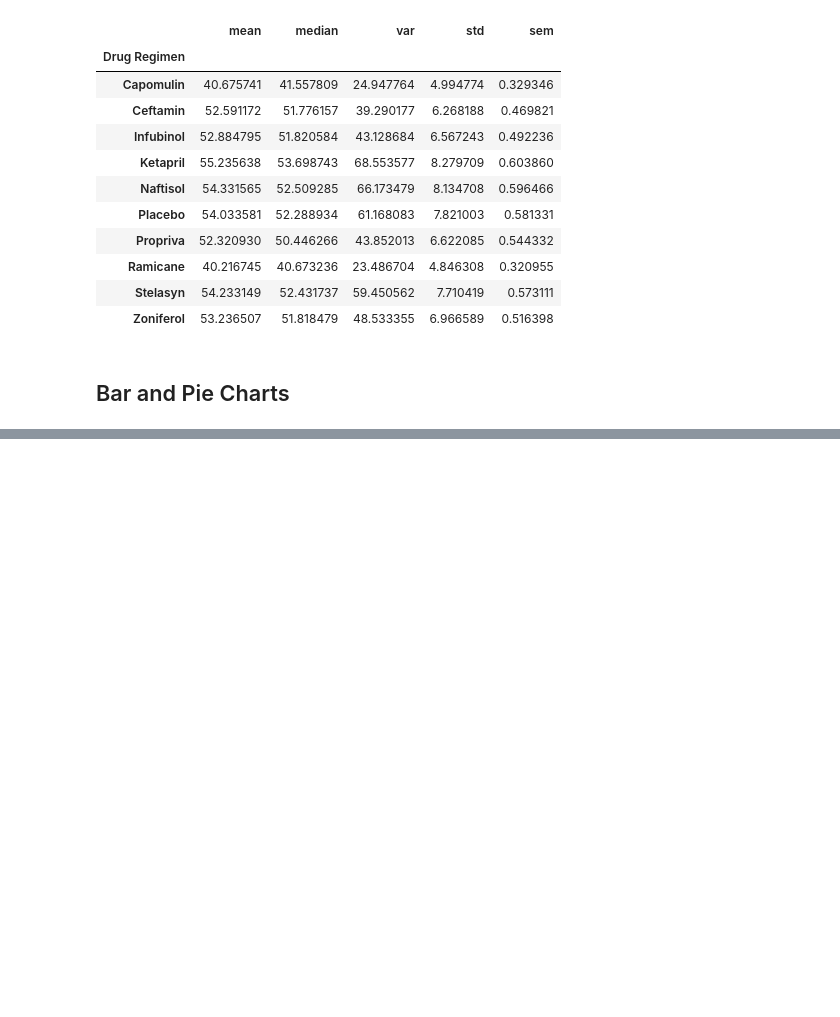
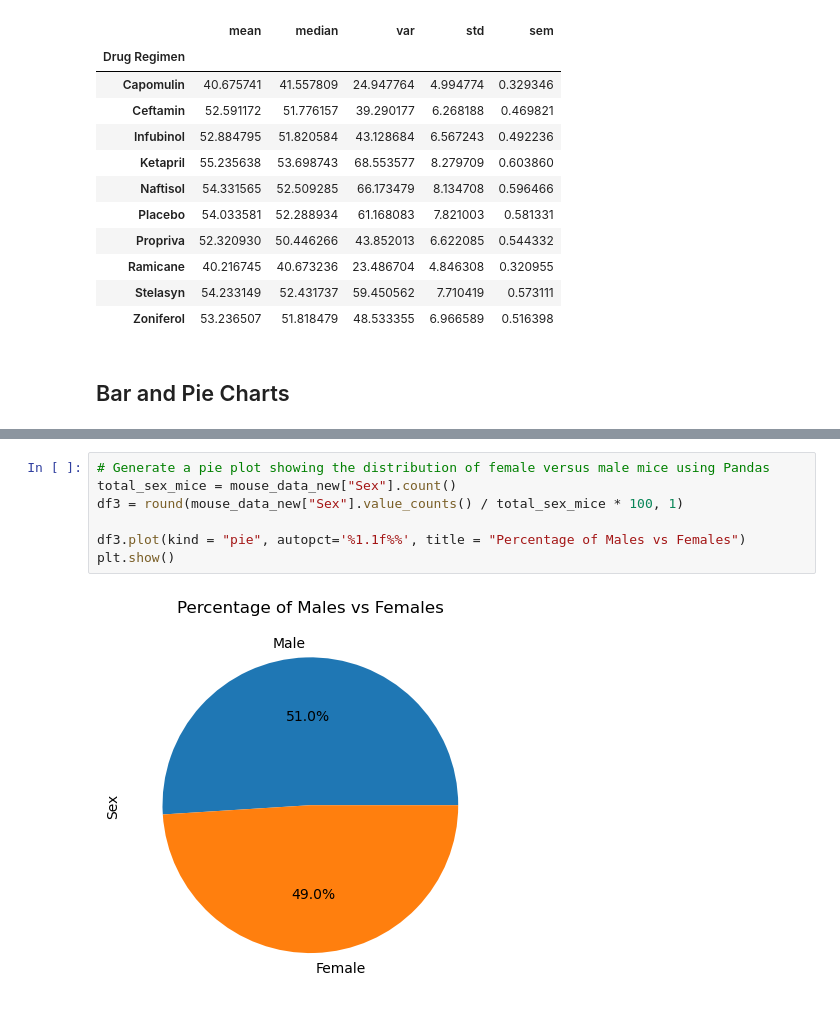
Before and after one commit to Hensonkk/Module-5-Challenge, a Jupyter notebook: Pymaceuticals/Pymaceuticals.ipynb, the cells around one changed output, grey strips where cells are left out. Cells and saved outputs as stored; diff of their text form; blank space fills up the shorter version.

```diff
--- a/Pymaceuticals/Pymaceuticals.ipynb
+++ b/Pymaceuticals/Pymaceuticals.ipynb
@@ -150,0 +162,9 @@ df2.plot.bar(xlabel = "Drug Regimen", ylabel = "# of Mouse Timepoints Observed",
+# %%
+# Generate a pie plot showing the distribution of female versus male mice using Pandas
+total_sex_mice = mouse_data_new["Sex"].count()
+df3 = round(mouse_data_new["Sex"].value_counts() / total_sex_mice * 100, 1)
+
+df3.plot(kind = "pie", autopct='%1.1f%%', title = "Percentage of Males vs Females")
+plt.show()
+# %% [output]
+[figure, added]
```
Also changed, not shown: parts of 5 cells of this notebook.
